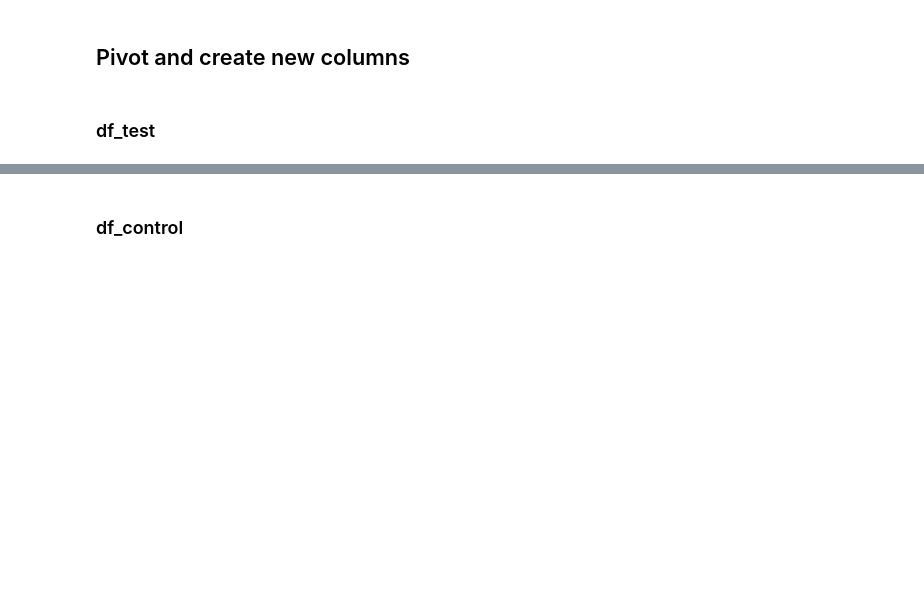
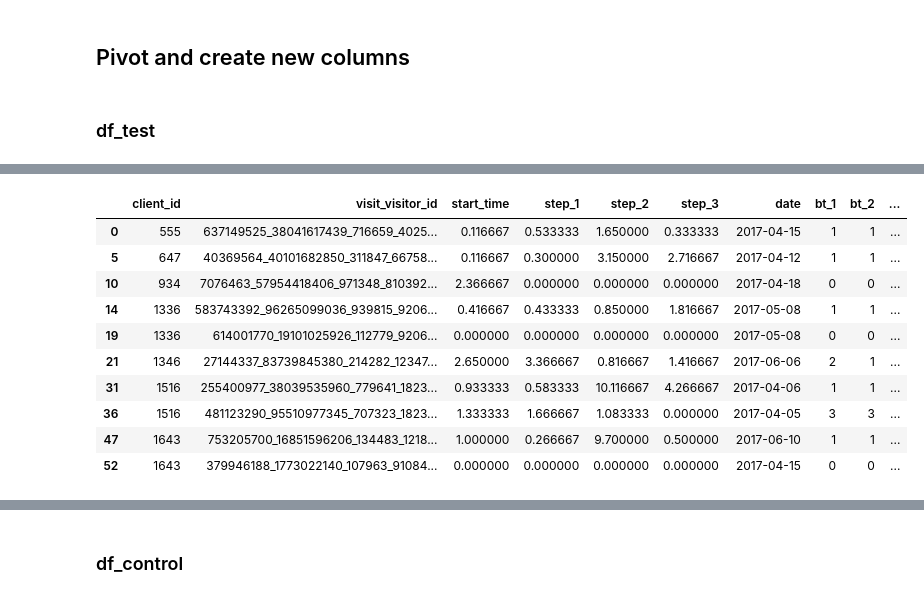
Before and after one commit to DaniCoco31/project_2, a Jupyter notebook: notebooks/organize.ipynb, the cells around one changed output, grey strips where cells are left out. Saved outputs shown, nothing was run; the diff lists cells and outputs as text; code cells hidden in the pictures; blank space fills up the shorter version.

```diff
--- a/notebooks/organize.ipynb
+++ b/notebooks/organize.ipynb
@@ -132,0 +289,14 @@ df_test_final.head(30)
+# %%
+df_test_final.head(10)
+# %% [output]
+|  | client_id | visit_visitor_id | start_time | step_1 | step_2 | step_3 | date | bt_1 | bt_2 | ... |
+| 0 | 555 | 637149525_38041617439_716659_4025... | 0.116667 | 0.533333 | 1.650000 | 0.333333 | 2017-04-15 | 1 | 1 | ... |
+| 5 | 647 | 40369564_40101682850_311847_66758... | 0.116667 | 0.300000 | 3.150000 | 2.716667 | 2017-04-12 | 1 | 1 | ... |
+| 10 | 934 | 7076463_57954418406_971348_810392... | 2.366667 | 0.000000 | 0.000000 | 0.000000 | 2017-04-18 | 0 | 0 | ... |
+| 14 | 1336 | 583743392_96265099036_939815_9206... | 0.416667 | 0.433333 | 0.850000 | 1.816667 | 2017-05-08 | 1 | 1 | ... |
+| 19 | 1336 | 614001770_19101025926_112779_9206... | 0.000000 | 0.000000 | 0.000000 | 0.000000 | 2017-05-08 | 0 | 0 | ... |
+| 21 | 1346 | 27144337_83739845380_214282_12347... | 2.650000 | 3.366667 | 0.816667 | 1.416667 | 2017-06-06 | 2 | 1 | ... |
+| 31 | 1516 | 255400977_38039535960_779641_1823... | 0.933333 | 0.583333 | 10.116667 | 4.266667 | 2017-04-06 | 1 | 1 | ... |
+| 36 | 1516 | 481123290_95510977345_707323_1823... | 1.333333 | 1.666667 | 1.083333 | 0.000000 | 2017-04-05 | 3 | 3 | ... |
+| 47 | 1643 | 753205700_16851596206_134483_1218... | 1.000000 | 0.266667 | 9.700000 | 0.500000 | 2017-06-10 | 1 | 1 | ... |
+| 52 | 1643 | 379946188_1773022140_107963_91084... | 0.000000 | 0.000000 | 0.000000 | 0.000000 | 2017-04-15 | 0 | 0 | ... |
```
Also changed, not shown: parts of 28 cells of this notebook.
